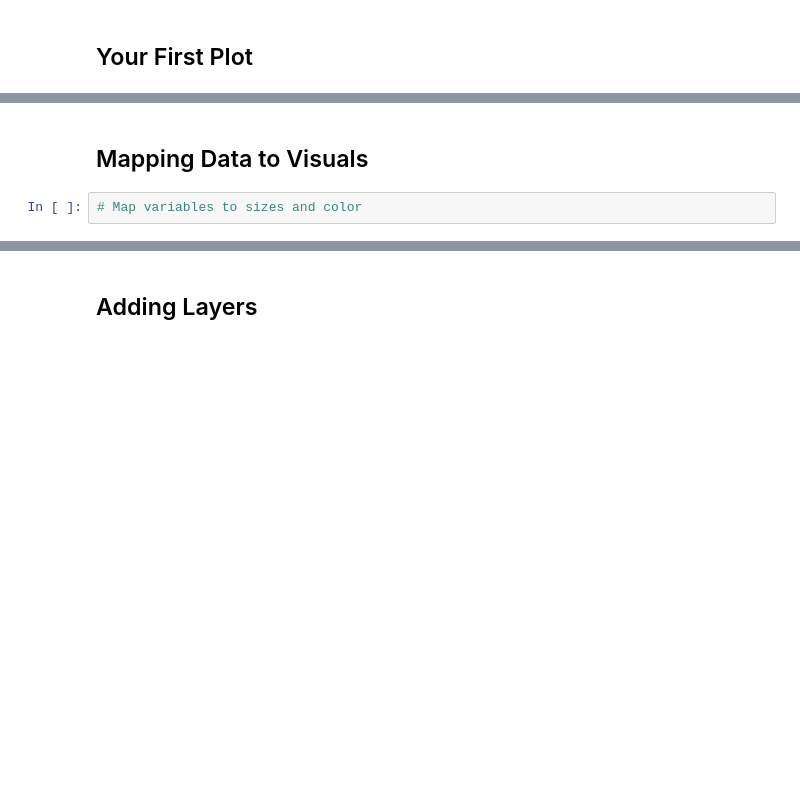
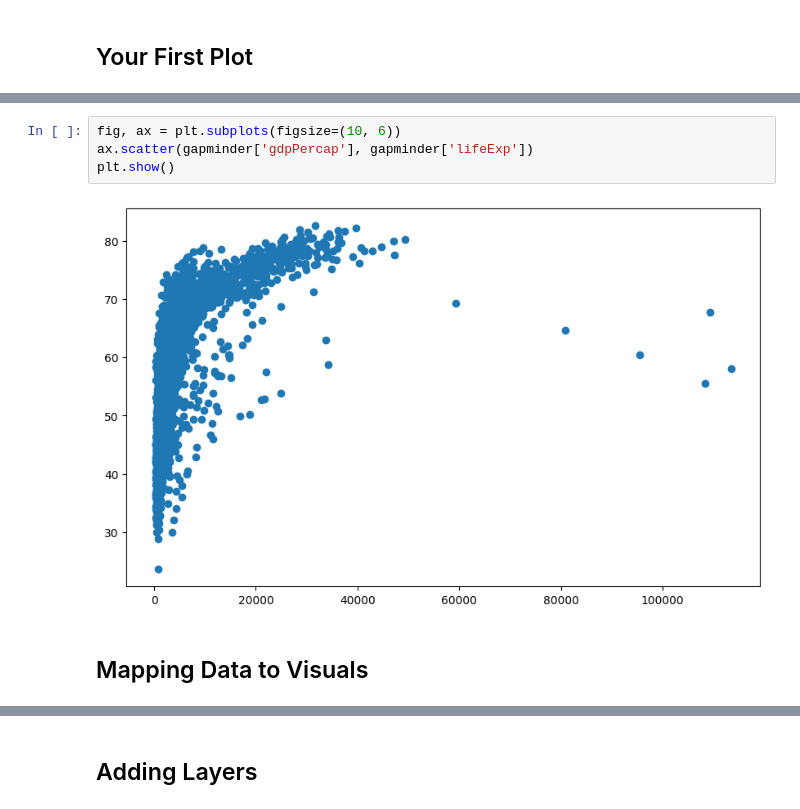
Before and after one commit to olivermueller/datavis-2025, a Jupyter notebook: Session_01/DataVis_Session_01_Notebook_01.ipynb, the cells around one changed output, grey strips where cells are left out. Saved outputs shown, nothing was run; the diff lists cells and outputs as text; blank space fills up the shorter version.

```diff
--- a/Session_01/DataVis_Session_01_Notebook_01.ipynb
+++ b/Session_01/DataVis_Session_01_Notebook_01.ipynb
@@ -30,4 +60,8 @@ gapminder.head()
+# %%
+fig, ax = plt.subplots(figsize=(10, 6))
+ax.scatter(gapminder['gdpPercap'], gapminder['lifeExp'])
+plt.show()
+# %% [output]
+[figure, added]
 # %% [markdown]
 ## Mapping Data to Visuals
-# %%
-# Map variables to sizes and color
```
Also changed, not shown: parts of 12 cells of this notebook, 6 other files.
